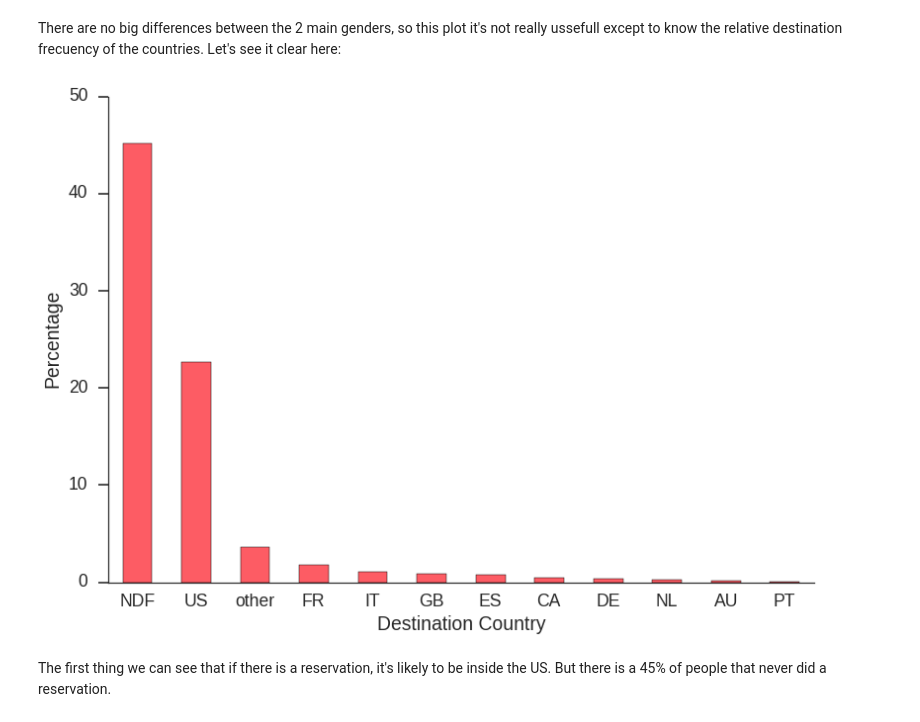
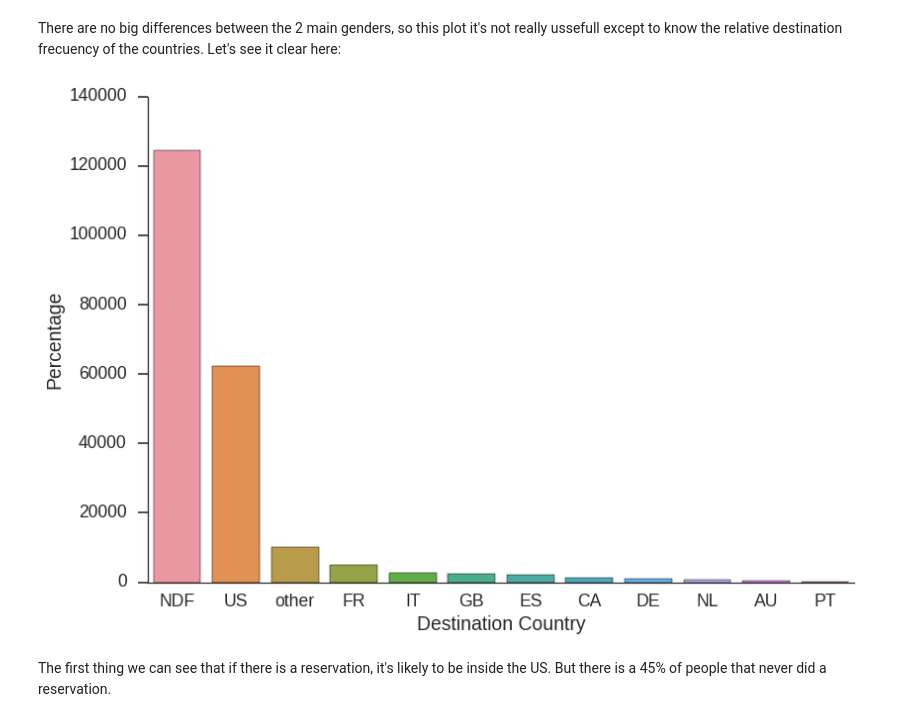
Before and after one commit to davidgasquez/kaggle-airbnb, a Jupyter notebook: notebooks/User Data.ipynb, the cells around one changed output. Cells and saved outputs as stored; diff of their text form; code cells hidden in the pictures.

```diff
--- a/notebooks/User Data.ipynb
+++ b/notebooks/User Data.ipynb
@@ -207,15 +208,12 @@ plt.show()
 # %% [markdown]
 There are no big differences between the 2 main genders, so this plot it's not really ussefull except to know the relative destination frecuency of the countries. Let's see it clear here:
 # %%
-destination_percentage = users.country_destination.value_counts() / users.shape[0] * 100
-destination_percentage.plot(kind='bar',color='#FD5C64', rot=0)
-# Using seaborn can also be plotted
-# sns.countplot(x="country_destination", data=users, order=list(users.country_destination.value_counts().keys()))
+sns.countplot(x="country_destination", data=users, order=list(users.country_destination.value_counts().keys()))
 plt.xlabel('Destination Country')
 plt.ylabel('Percentage')
 sns.despine()
 # %% [output]
-[figure, old version]
+[figure, new version]
 # %% [markdown]
 The first thing we can see that if there is a reservation, it's likely to be inside the US. But there is a 45% of people that never did a reservation.
 # %% [markdown]
```
Also changed, not shown: parts of 6 cells of this notebook.
